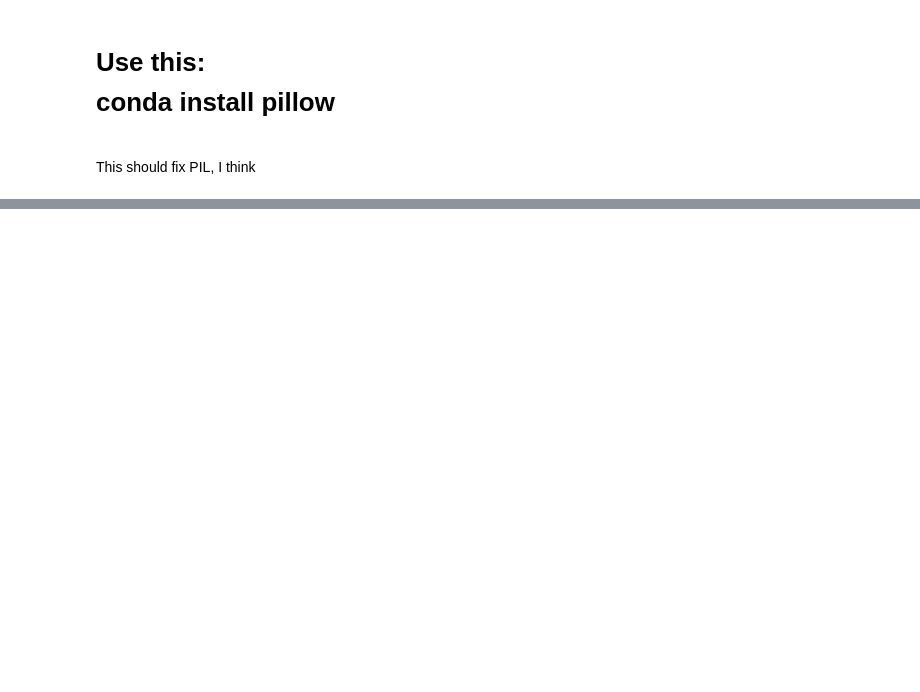
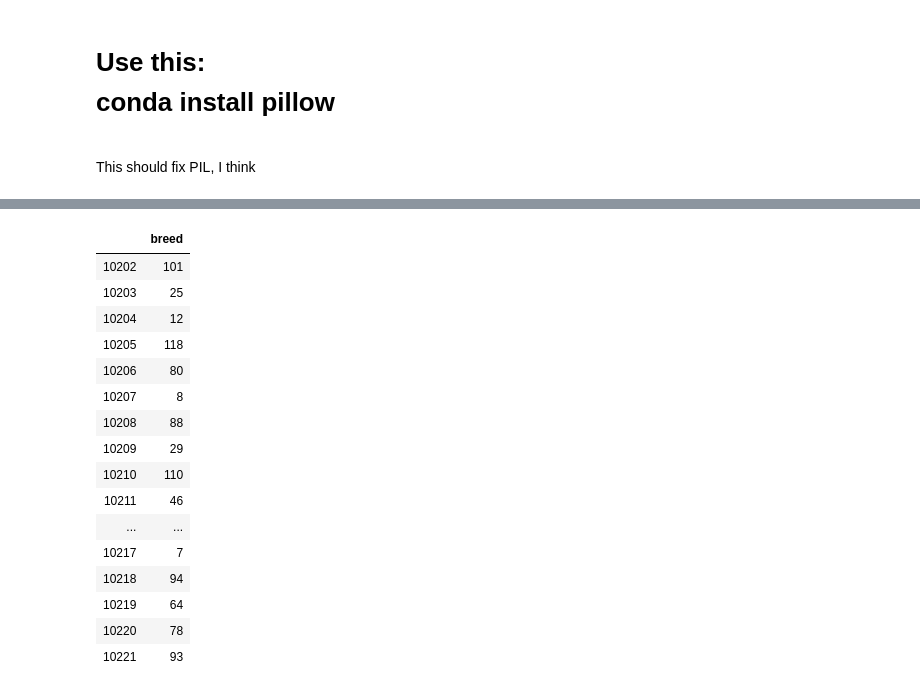
Before and after one commit to agarcia117/CS4662-Project, a Jupyter notebook: Test.ipynb, the cells around one changed output, grey strips where cells are left out. Cells and saved outputs as stored; diff of their text form; code cells hidden in the pictures; blank space fills up the shorter version.

```diff
--- a/Test.ipynb
+++ b/Test.ipynb
@@ -46,0 +121,22 @@ X
+# %%
+y['breed'] = pd.factorize(y['breed'])[0] + 1
+# %%
+y.tail(20)
+# %% [output]
+|  | breed |
+| 10202 | 101 |
+| 10203 | 25 |
+| 10204 | 12 |
+| 10205 | 118 |
+| 10206 | 80 |
+| 10207 | 8 |
+| 10208 | 88 |
+| 10209 | 29 |
+| 10210 | 110 |
+| 10211 | 46 |
+| ... | ... |
+| 10217 | 7 |
+| 10218 | 94 |
+| 10219 | 64 |
+| 10220 | 78 |
+| 10221 | 93 |
```
Also changed, not shown: parts of 7 cells of this notebook.
